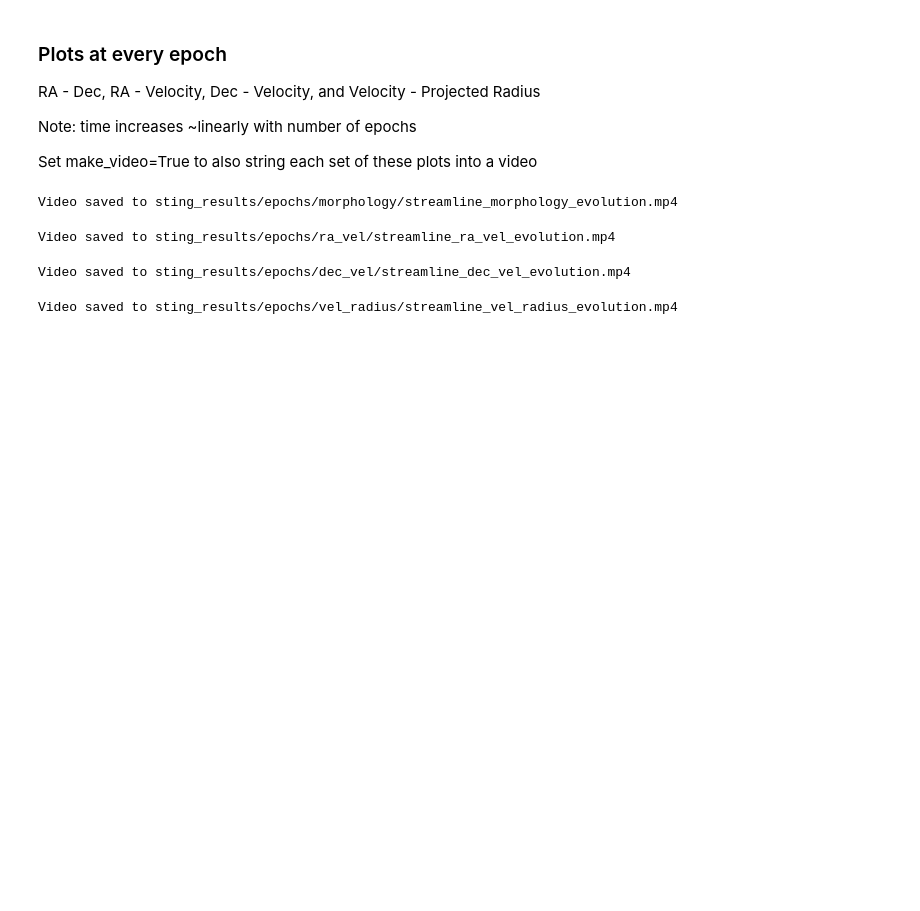
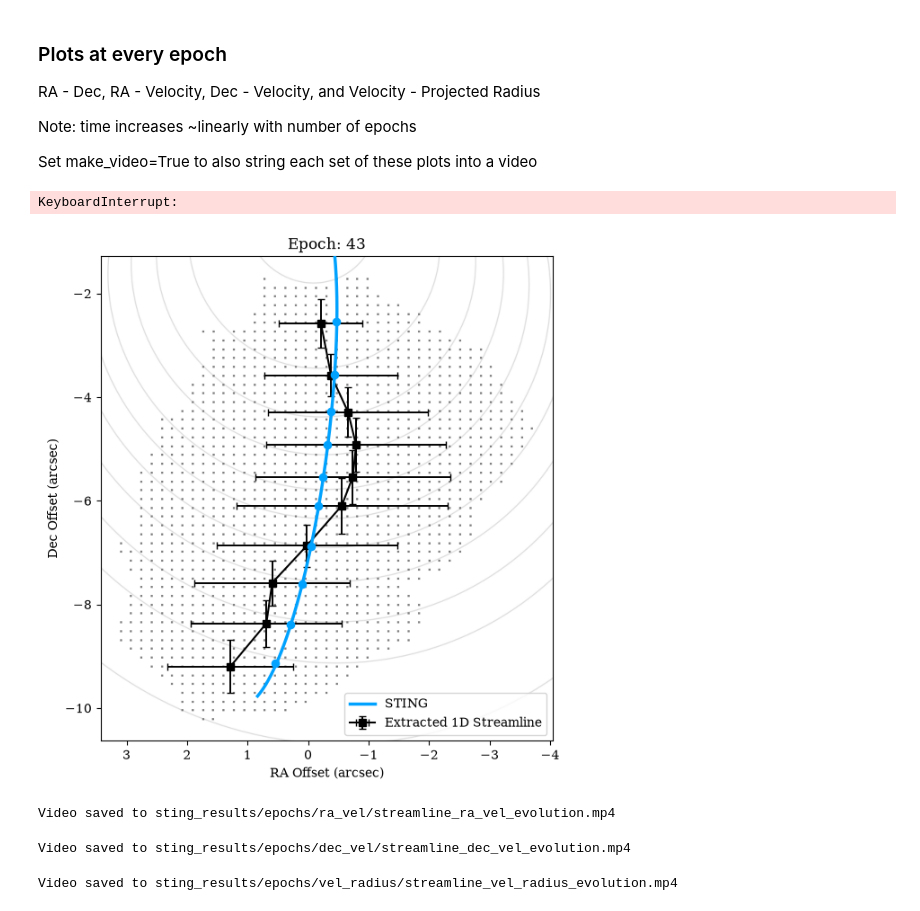
Before and after one commit to Lauren4476/sting, a Jupyter notebook: examples/sting_example_run.ipynb, the cells around one changed output. Saved outputs shown, nothing was run; the diff lists cells and outputs as text; code cells hidden in the pictures; blank space fills up the shorter version.

```diff
--- a/examples/sting_example_run.ipynb
+++ b/examples/sting_example_run.ipynb
@@ -312,16 +314,18 @@ Set make_video=True to also string each set of these plots into a video
 # %%
 outputs.plot_morphology_by_epoch(
     gradient_descent=gradient_descent,
     fixed_params=fixed_params,
     initial_opt_params=initial_opt_params,
     distance=distance,
     streamer=streamer,
     n_points=n_points,
     save_folder=save_folder,
+    matching_method=matching_method,
     make_video=True
 )
 # %% [output]
-Video saved to sting_results/epochs/morphology/streamline_morphology_evolution.mp4
+KeyboardInterrupt:
+[figure, added]
 # %%
 outputs.plot_ra_vel_by_epoch(
     gradient_descent=gradient_descent,
```
Also changed, not shown: parts of 9 cells of this notebook, 9 other files.
